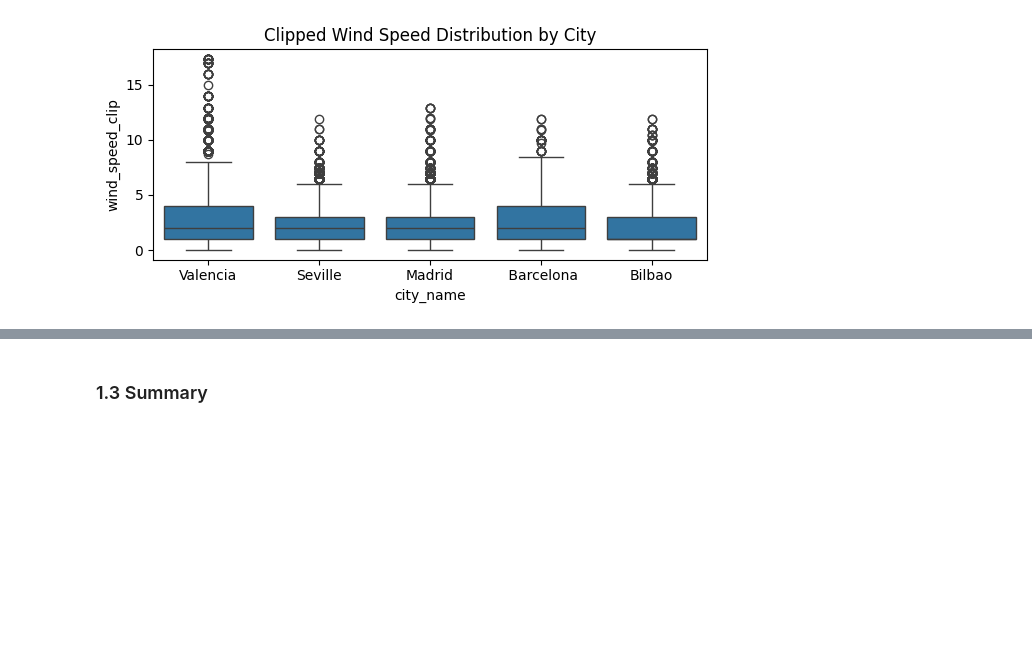
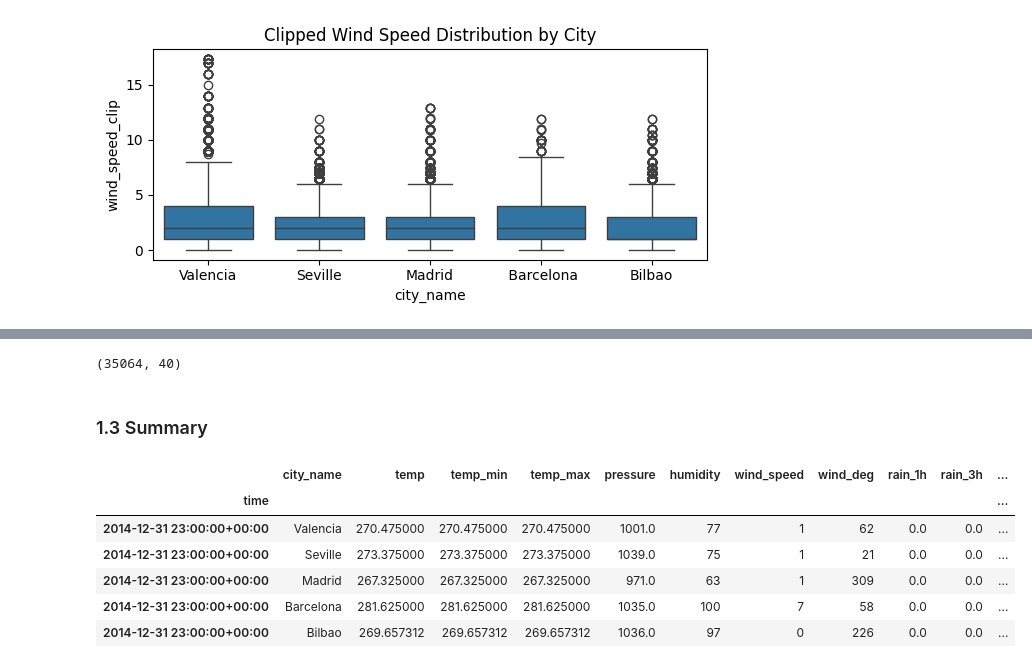
Before and after one commit to Jackson00Han/Energy_Market_Forecasting, a Jupyter notebook: hourly_energy_demand_forecasting.ipynb, the cells around one changed output, grey strips where cells are left out. Saved outputs shown, nothing was run; the diff lists cells and outputs as text; code cells hidden in the pictures; blank space fills up the shorter version.

```diff
--- a/hourly_energy_demand_forecasting.ipynb
+++ b/hourly_energy_demand_forecasting.ipynb
@@ -848,0 +910,3 @@ plt.show()
+# %%
+# 逐城展开
+wd["temp_range"] = wd["temp_max"] - wd["temp_min"]
@@ -849,2 +964,16 @@ plt.show()
+# %%
+wide.shape
+# %% [output]
+(35064, 40)
 # %% [markdown]
 ### 1.3 Summary
+# %%
+wd.head()
+# %% [output]
+|  | city_name | temp | temp_min | temp_max | pressure | humidity | wind_speed | wind_deg | rain_1h | rain_3h | ... |
+| time |  |  |  |  |  |  |  |  |  |  | ... |
+| 2014-12-31 23:00:00+00:00 | Valencia | 270.475000 | 270.475000 | 270.475000 | 1001.0 | 77 | 1 | 62 | 0.0 | 0.0 | ... |
+| 2014-12-31 23:00:00+00:00 | Seville | 273.375000 | 273.375000 | 273.375000 | 1039.0 | 75 | 1 | 21 | 0.0 | 0.0 | ... |
+| 2014-12-31 23:00:00+00:00 | Madrid | 267.325000 | 267.325000 | 267.325000 | 971.0 | 63 | 1 | 309 | 0.0 | 0.0 | ... |
+| 2014-12-31 23:00:00+00:00 | Barcelona | 281.625000 | 281.625000 | 281.625000 | 1035.0 | 100 | 7 | 58 | 0.0 | 0.0 | ... |
+| 2014-12-31 23:00:00+00:00 | Bilbao | 269.657312 | 269.657312 | 269.657312 | 1036.0 | 97 | 0 | 226 | 0.0 | 0.0 | ... |
```
Also changed, not shown: parts of 13 cells of this notebook.
